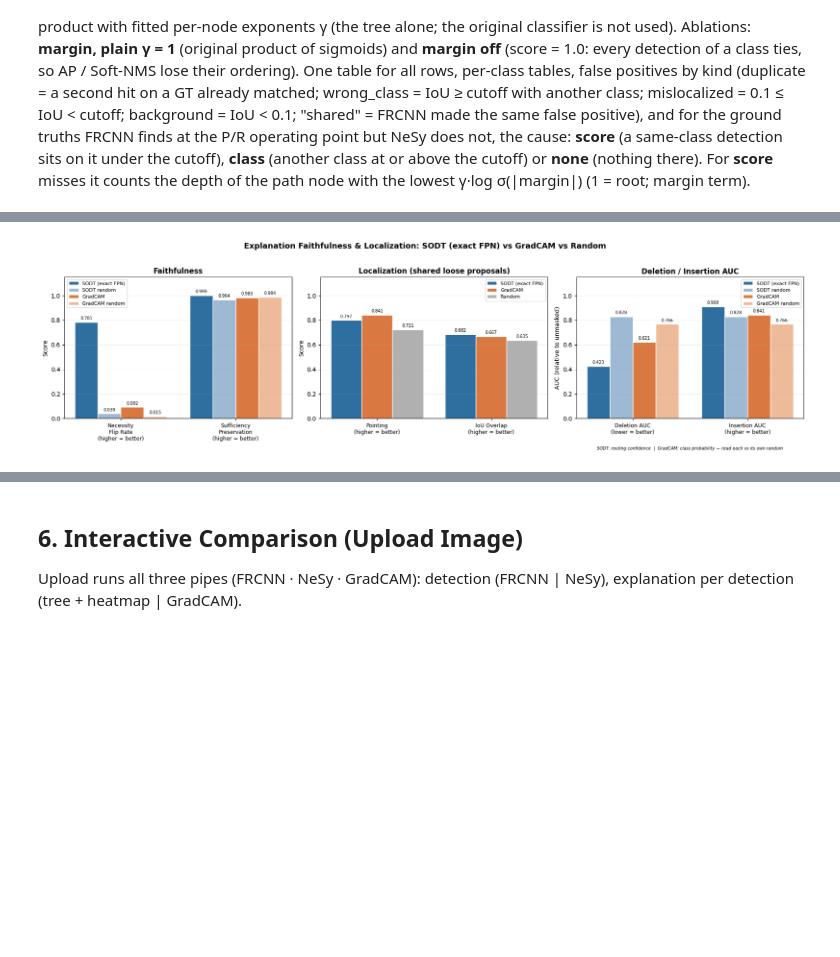
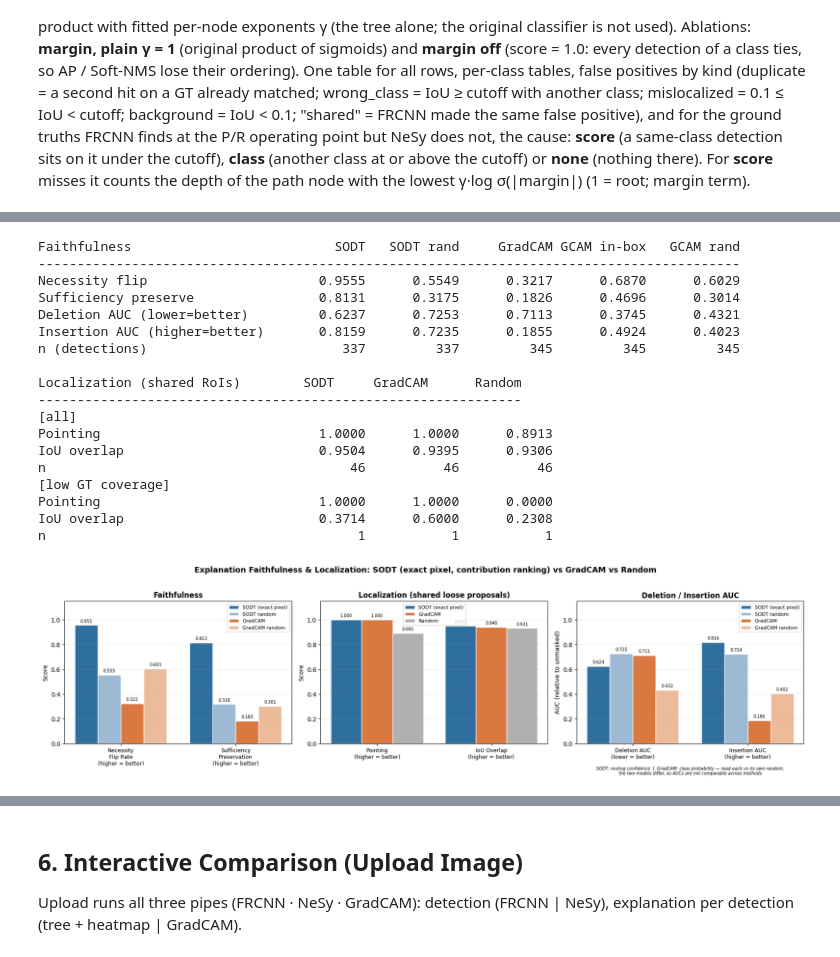
Before and after one commit to WiszeL/S1-Neuro-Symbolic-PCB-Defect-Detection, a Jupyter notebook: notebooks/06_three_way_comparison.ipynb, the cells around one changed output, grey strips where cells are left out. Cells and saved outputs as stored; diff of their text form; code cells hidden in the pictures; blank space fills up the shorter version.

```diff
--- a/notebooks/06_three_way_comparison.ipynb
+++ b/notebooks/06_three_way_comparison.ipynb
@@ -65,7 +65,7 @@ train_config = load_yaml(Path("neuro_train.yaml"), NeuroTrainConfig)
 
 device = select_device(train_config["device"])
 detector_ckpt = PROJECT_ROOT / "checkpoints" / "neuro" / "neuro_chosen.pt"
-symbolic_ckpt = PROJECT_ROOT / "checkpoints" / "symbolic" / "run1_gt_target.pt"  # score = margin^γ, tree only
+symbolic_ckpt = PROJECT_ROOT / "checkpoints" / "symbolic" / "run3.pt"  # score = margin^γ, tree only
 
 class_names = tuple(train_config["dataset"]["class_names"])
 preprocess = test_preprocess()
@@ -158,8 +157,8 @@ print(
 )
 
 # ── Per-image pipeline timing: batch 1, same SCORE_THRESHOLD, GPU synced ──
-# FRCNN = detection | NeSy = detection + exact per-node maps and path map M (lean path,
-# same maps as explain_hybrid_detections) | Grad-CAM = FRCNN detection + one map per detection
+# FRCNN = detection | NeSy = detection + the exact pixel overview map per detection (one
+# shared forward + batched backward; the displayed figures also build the per-node maps, not timed) | Grad-CAM = FRCNN detection + one map per detection
 N_WARMUP = 5
 N_RUNS = 3
 
@@ -181,7 +180,9 @@ def _time_nesy(image):
     t0 = _time.perf_counter()
     det = run_neurosymbolic_inference(hybrid_model, [image.to(device)])[0]
     indices = select_detection_indices(det, score_threshold=NESY_SCORE_THRESHOLD)
-    compute_node_fpn_maps(hybrid_model, det, indices)
+    fpn_node_maps_many(
+        hybrid_model, image.to(device), det["proposal_boxes_processed"][indices].to(device), cache=det
+    )
     _sync()
     return (_time.perf_counter() - t0) * 1000, len(indices)
 
@@ -204,7 +205,6 @@ PIPELINES = {
 pipeline_times_ms = {name: [[] for _ in range(N_RUNS)] for name in PIPELINES}
 pipeline_counts = {name: [] for name in PIPELINES}
 
-hybrid_model.keep_fpn_on_device = True  # FPN maps on the model's device, not copied to CPU
 try:
     for i in range(N_WARMUP):  # not recorded
         for fn in PIPELINES.values():
@@ -218,7 +218,7 @@ try:
                 pipeline_times_ms[name][run].append(ms)
                 pipeline_counts[name].append(n_explained)
 finally:
-    hybrid_model.keep_fpn_on_device = False
+    _sync()
 
 pipeline_mean_ms = {name: float(np.mean(runs)) for name, runs in pipeline_times_ms.items()}
 pipeline_std_ms = {name: float(np.std(np.concatenate(runs))) for name, runs in pipeline_times_ms.items()}
@@ -307,7 +307,6 @@ def _run_detection(tag, model, image):
     return (_time.perf_counter() - t0) * 1000
 
 
-hybrid_model.keep_fpn_on_device = True  # same setting as the timing cell above
 try:
     for i in range(N_WARMUP):  # not recorded
         _run_detection("frcnn", frcnn_model, test_dataset[i][0])
@@ -319,7 +318,6 @@ try:
         _det_ms["frcnn"].append(_run_detection("frcnn", frcnn_model, image))
         _det_ms["nesy"].append(_run_detection("nesy", hybrid_model, image))
 finally:
-    hybrid_model.keep_fpn_on_device = False
     for _d in _detectors.values():
         del _d.batched_soft_nms  # back to the class method
 
@@ -582,22 +618,26 @@ One locked protocol for both methods, fixed before looking at results:
 # %%
-from neurosym.evaluation import evaluate_faithfulness_fpn_masking
+from neurosym.evaluation import evaluate_pixel_faithfulness
 
-# Locked protocol, both methods: all 500 test images; faithfulness on each
-# model's own detections at the P/R operating point (explained at their
-# proposals), top-50% FPN pixels masked; localization on one shared list of
+# Protocol, both methods: faithfulness on each model's own detections at the P/R operating
+# point (explained at their proposals), 16x16 image tiles ranked by the map and set to the mean
+# colour (budget = half the tiles the proposal touches); localization on one shared list of
 # loose proposals (IoU 0.05-0.35) that both models call a defect.
+# Cost: a few seconds per detection, so a subset of the test set by default (None = all 500,
+# hours on the RTX 4060).
+N_EVAL_IMAGES = 50
+PER_NODE = False  # True adds the per-node table in the next cell; several times slower
 LOOSE_MIN_IOU = 0.05
 LOOSE_MAX_IOU = 0.35
-eval_images = [test_dataset[i][0] for i in range(len(test_dataset))]
-eval_targets = [test_dataset[i][1] for i in range(len(test_dataset))]
+n_eval = len(test_dataset) if N_EVAL_IMAGES is None else min(N_EVAL_IMAGES, len(test_dataset))
+eval_images = [test_dataset[i][0] for i in range(n_eval)]
+eval_targets = [test_dataset[i][1] for i in range(n_eval)]
+print(f"Evaluating the first {n_eval} test images")
 
-# Covers 4a (path-level) and 4b (per-node) in one pass.
-fpn_faithfulness = evaluate_faithfulness_fpn_masking(
+pixel_faithfulness = evaluate_pixel_faithfulness(
     hybrid_model,
     eval_images,
-    rankings=("exact", "shuffled_w", "activation_only", "random"),
     score_threshold=NESY_SCORE_THRESHOLD,
-    use_fpn_heatmap=USE_FPN_HEATMAP,
+    per_node=PER_NODE,
 )
 gradcam_faithfulness = evaluate_gradcam_faithfulness(
     frcnn_model, gradcam, eval_images, score_threshold=SCORE_THRESHOLD
@@ -609,12 +649,12 @@ localization = evaluate_shared_localization(
     eval_targets,
     min_proposal_iou=LOOSE_MIN_IOU,
     max_proposal_iou=LOOSE_MAX_IOU,
-    use_fpn_heatmap=USE_FPN_HEATMAP,
 )
 
-sodt_path = fpn_faithfulness["path"]
+sodt_path = pixel_faithfulness["path"]
 gcam = gradcam_faithfulness["gradcam"]
 gcam_random = gradcam_faithfulness["random"]
+gcam_box = gradcam_faithfulness["gradcam_box"]  # same CAM, tiles restricted to the proposal
 
 
 def row(label, values):
@@ -622,8 +662,8 @@ def row(label, values):
     print(f"{label:<30}{cells}")
 
 
-print(f"\n{'Faithfulness':<30}{'SODT':>12}{'SODT rand':>12}{'GradCAM':>12}{'GCAM rand':>12}")
-print("-" * 78)
+print(f"\n{'Faithfulness':<30}{'SODT':>12}{'SODT rand':>12}{'GradCAM':>12}{'GCAM in-box':>12}{'GCAM rand':>12}")
+print("-" * 90)
 for key, label in (
     ("necessity_prediction_flip_rate", "Necessity flip"),
     ("sufficiency_prediction_preservation", "Sufficiency preserve"),
@@ -631,9 +671,10 @@ for key, label in (
     ("insertion_auc", "Insertion AUC (higher=better)"),
     ("evaluated_roi_count", "n (detections)"),
 ):
-    row(label, [sodt_path["exact"][key], sodt_path["random"][key], gcam[key], gcam_random[key]])
-row("  control: shuffled_w", [sodt_path["shuffled_w"]["necessity_prediction_flip_rate"], "—", "—", "—"])
-row("  control: activation_only", [sodt_path["activation_only"]["necessity_prediction_flip_rate"], "—", "—", "—"])
+    row(
+        label,
+        [sodt_path["exact"][key], sodt_path["random"][key], gcam[key], gcam_box[key], gcam_random[key]],
+    )
 
 print(f"\n{'Localization (shared RoIs)':<26}{'SODT':>12}{'GradCAM':>12}{'Random':>12}")
 print("-" * 62)
@@ -649,7 +690,7 @@ for subset, title in ((lambda r: r, "all"), (lambda r: r["low_gt_coverage"], "lo
 # ── Chart ──
 fig, axes = plt.subplots(1, 3, figsize=(18, 5))
 fig.suptitle(
-    f"Explanation Faithfulness & Localization: SODT ({SODT_MAP}) vs GradCAM vs Random",
+    f"Explanation Faithfulness & Localization: SODT ({SODT_MAP}, contribution ranking) vs GradCAM vs Random",
     fontsize=13, fontweight="bold", y=1.02,
 )
 
@@ -715,7 +756,7 @@ ax.set_title("Deletion / Insertion AUC", fontsize=12, fontweight="bold")
 ax.legend(fontsize=8)
 ax.set_ylim(0, max(1.15, 1.15 * max(v for _, vals, _ in auc_series for v in vals)))
 ax.grid(axis="y", alpha=0.2)
-ax.text(0.5, -0.22, "SODT: routing confidence  |  GradCAM: class probability — read each vs its own random",
+ax.text(0.5, -0.22, "SODT: routing confidence  |  GradCAM: class probability — read each vs its own random;\nthe two models differ, so AUCs are not comparable across methods",
         transform=ax.transAxes, ha="center", fontsize=7, style="italic")
 
 plt.tight_layout()
@@ -744,3 +766,21 @@ n                                       87          87          87
+Faithfulness                          SODT   SODT rand     GradCAM GCAM in-box   GCAM rand
+------------------------------------------------------------------------------------------
+Necessity flip                      0.9555      0.5549      0.3217      0.6870      0.6029
+Sufficiency preserve                0.8131      0.3175      0.1826      0.4696      0.3014
+Deletion AUC (lower=better)         0.6237      0.7253      0.7113      0.3745      0.4321
+Insertion AUC (higher=better)       0.8159      0.7235      0.1855      0.4924      0.4023
+n (detections)                         337         337         345         345         345
+
+Localization (shared RoIs)        SODT     GradCAM      Random
+--------------------------------------------------------------
+[all]
+Pointing                            1.0000      1.0000      0.8913
+IoU overlap                         0.9504      0.9395      0.9306
+n                                       46          46          46
+[low GT coverage]
+Pointing                            1.0000      1.0000      0.0000
+IoU overlap                         0.3714      0.6000      0.2308
+n                                        1           1           1
-[figure, old version]
+[figure, new version]
 # %% [markdown]
 ## 4b. Per-Step Faithfulness: Does Each Node's Own Region Decide That Node's Question?
```
Also changed, not shown: parts of 14 cells of this notebook, 28 other files.
